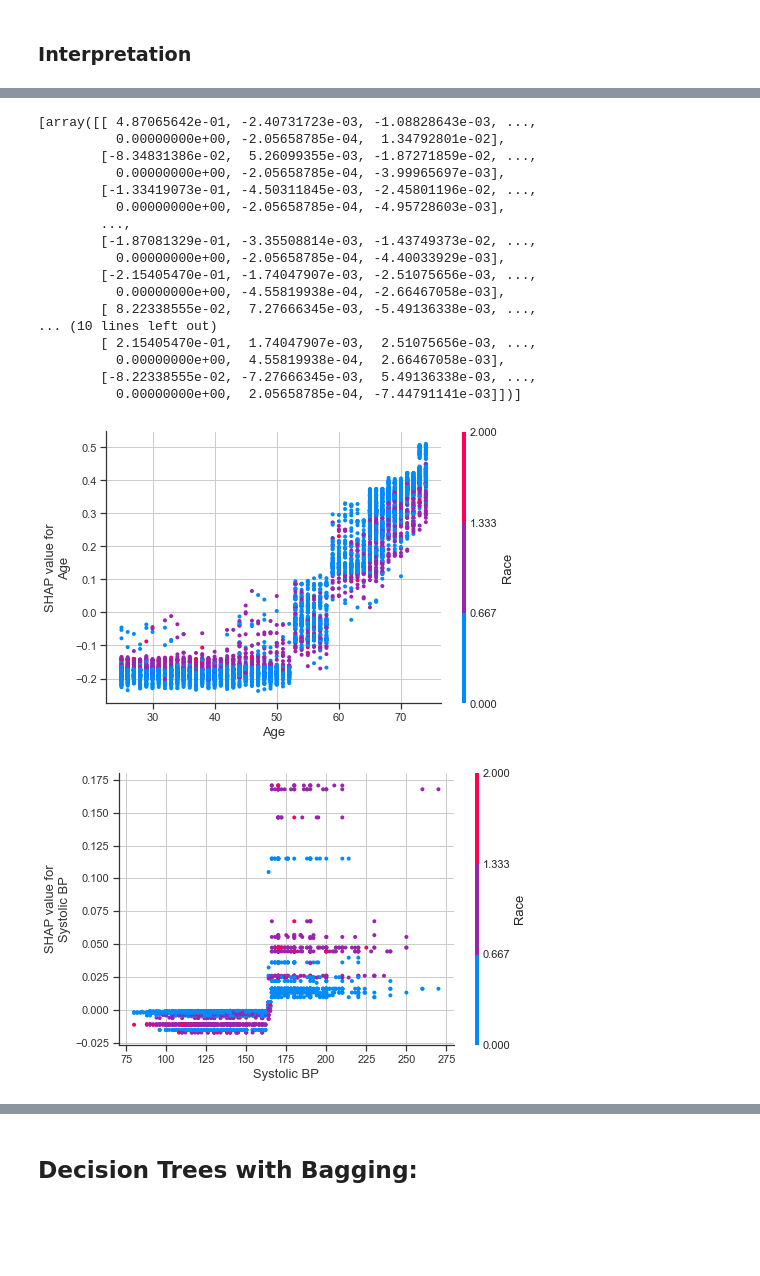
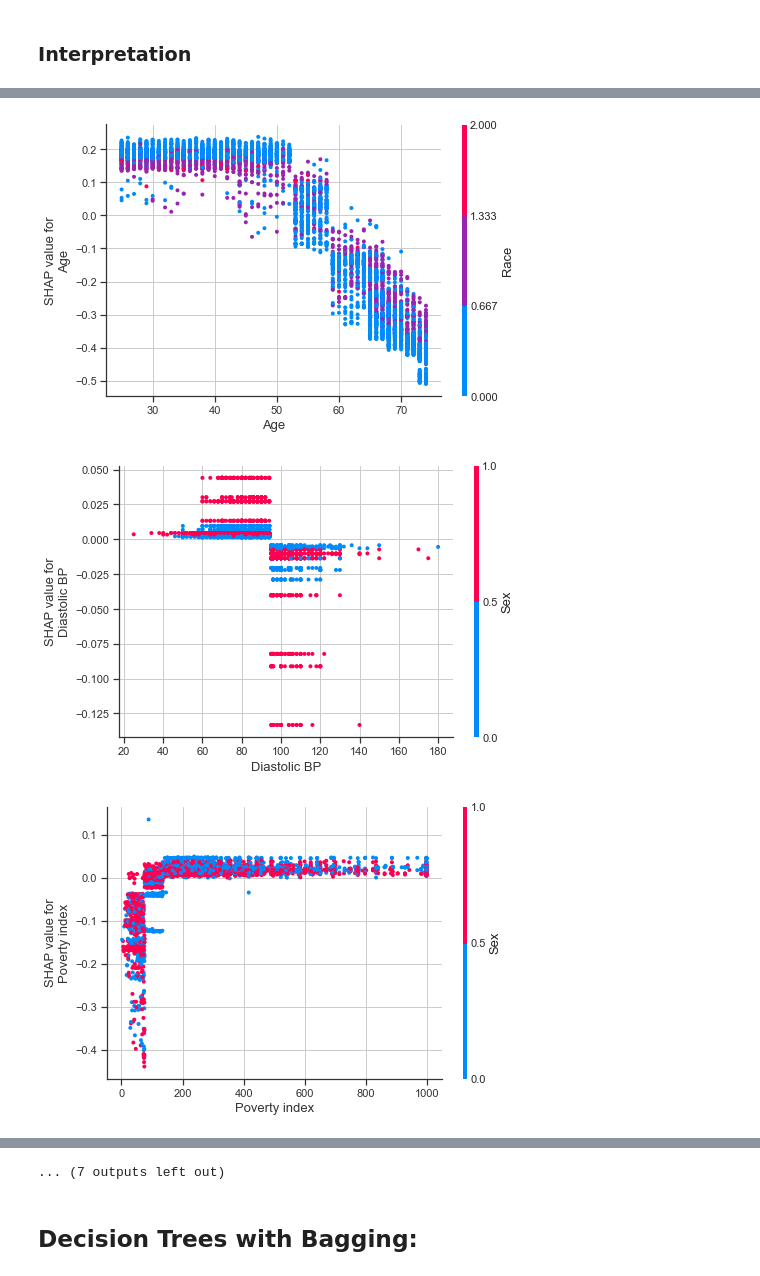
Before and after one commit to raychen2019/Mortality, a Jupyter notebook: Leonard-Models.ipynb, the cells around one changed output, grey strips where cells are left out. Saved outputs shown, nothing was run; the diff lists cells and outputs as text; code cells hidden in the pictures; blank space fills up the shorter version.

Commit message:
shap dependency

```diff
--- a/Leonard-Models.ipynb
+++ b/Leonard-Models.ipynb
@@ -165,29 +165,19 @@ display((best_cv_tree_train_score, best_cv_tree_test_score))
 # %%
 import shap
 
 shap_values = shap.TreeExplainer(dtree_5).shap_values(X_train_impute)
-shap.summary_plot(shap_values, X_train_impute)
-display(shap_values)
-shap.dependence_plot("Age", shap_values[0], X_train_impute)
-shap.dependence_plot("Systolic BP", shap_values[0], X_train_impute)
+shap.summary_plot(shap_values, X_train_impute, plot_type="bar")
+# display(shap_values)
+# shap.dependence_plot("Age", shap_values[1], X_train_impute)
+# shap.dependence_plot("Systolic BP", shap_values[1], X_train_impute)
+# shap.dependence_plot("Sex", shap_values[1], X_train_impute)
+# shap.dependence_plot("Poverty index", shap_values[1], X_train_impute)
+# shap.dependence_plot("White blood cells", shap_values[1], X_train_impute)
+
+for i in range(18):
+    shap.dependence_plot(X_train.columns[i], shap_values[1], X_train_impute)
 # %% [output]
 [figure]
-[array([[ 4.87065642e-01, -2.40731723e-03, -1.08828643e-03, ...,
-          0.00000000e+00, -2.05658785e-04,  1.34792801e-02],
-        [-8.34831386e-02,  5.26099355e-03, -1.87271859e-02, ...,
-          0.00000000e+00, -2.05658785e-04, -3.99965697e-03],
-        [-1.33419073e-01, -4.50311845e-03, -2.45801196e-02, ...,
-          0.00000000e+00, -2.05658785e-04, -4.95728603e-03],
-        ...,
-        [-1.87081329e-01, -3.35508814e-03, -1.43749373e-02, ...,
-          0.00000000e+00, -2.05658785e-04, -4.40033929e-03],
-        [-2.15405470e-01, -1.74047907e-03, -2.51075656e-03, ...,
-          0.00000000e+00, -4.55819938e-04, -2.66467058e-03],
-        [ 8.22338555e-02,  7.27666345e-03, -5.49136338e-03, ...,
-... (10 lines left out)
-        [ 2.15405470e-01,  1.74047907e-03,  2.51075656e-03, ...,
-          0.00000000e+00,  4.55819938e-04,  2.66467058e-03],
-        [-8.22338555e-02, -7.27666345e-03,  5.49136338e-03, ...,
-          0.00000000e+00,  2.05658785e-04, -7.44791141e-03]])]
-[figure, old version]
+[figure, new version]
-[figure, old version]
+[figure, new version]
+[figure, added]
@@ -194,3 +192,4 @@ shap.dependence_plot("Systolic BP", shap_values[0], X_train_impute)
+... (7 outputs left out)
 # %% [markdown]
 ## Decision Trees with Bagging:
 # %%
```
Also changed, not shown: parts of 1 cell of this notebook, 2 other files.
